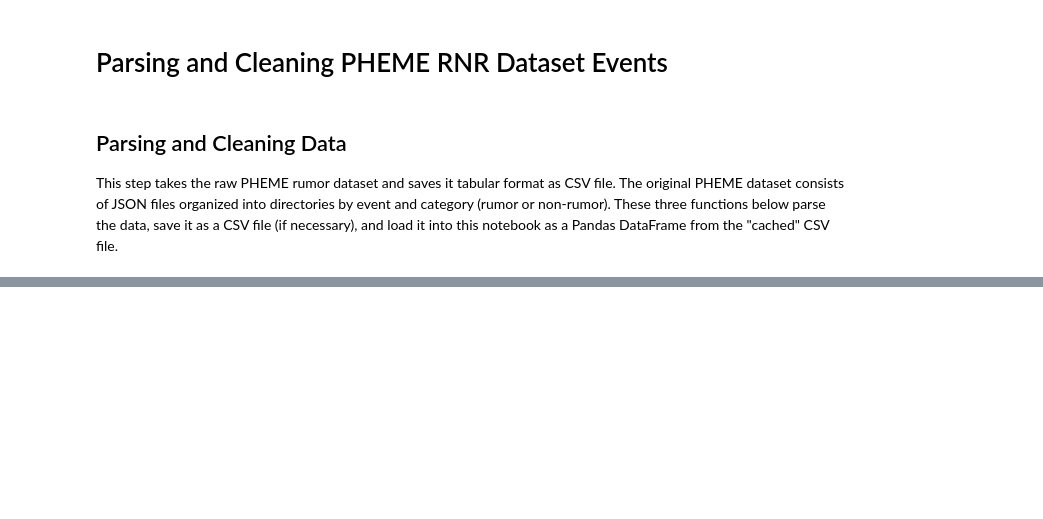
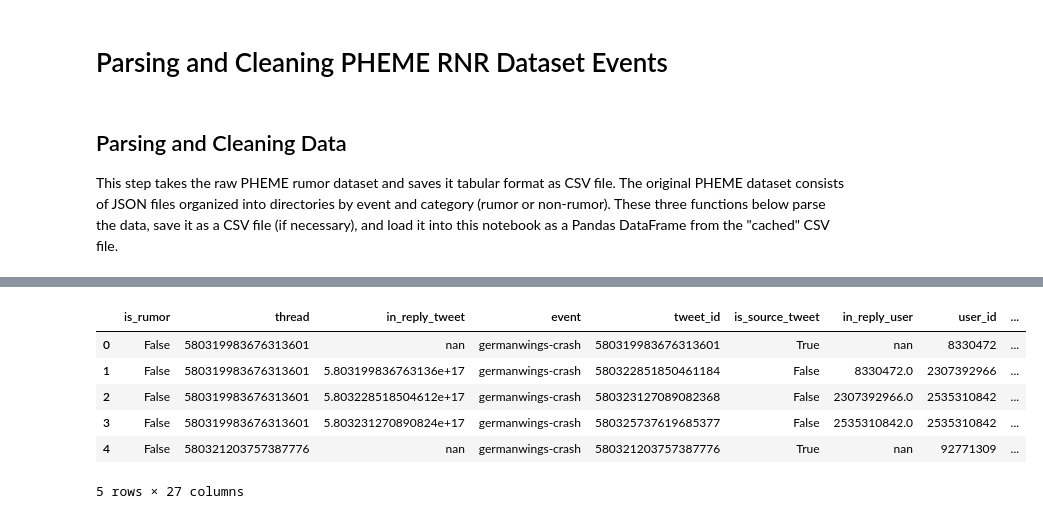
Before and after one commit to steve-kasica/pheme-rnr-knowledge-discovery, a Jupyter notebook: data_cleaning.ipynb, the cells around one changed output, grey strips where cells are left out. Cells and saved outputs as stored; diff of their text form; code cells hidden in the pictures; blank space fills up the shorter version.

```diff
--- a/data_cleaning.ipynb
+++ b/data_cleaning.ipynb
@@ -149,0 +85,10 @@ ottawa_threads.head()
+# %%
+gw.head()
+# %% [output]
+|  | is_rumor | thread | in_reply_tweet | event | tweet_id | is_source_tweet | in_reply_user | user_id | ... |
+| 0 | False | 580319983676313601 | nan | germanwings-crash | 580319983676313601 | True | nan | 8330472 | ... |
+| 1 | False | 580319983676313601 | 5.803199836763136e+17 | germanwings-crash | 580322851850461184 | False | 8330472.0 | 2307392966 | ... |
+| 2 | False | 580319983676313601 | 5.803228518504612e+17 | germanwings-crash | 580323127089082368 | False | 2307392966.0 | 2535310842 | ... |
+| 3 | False | 580319983676313601 | 5.803231270890824e+17 | germanwings-crash | 580325737619685377 | False | 2535310842.0 | 2535310842 | ... |
+| 4 | False | 580321203757387776 | nan | germanwings-crash | 580321203757387776 | True | nan | 92771309 | ... |
+5 rows × 27 columns
```
Also changed, not shown: parts of 15 cells of this notebook, 10 other files.
